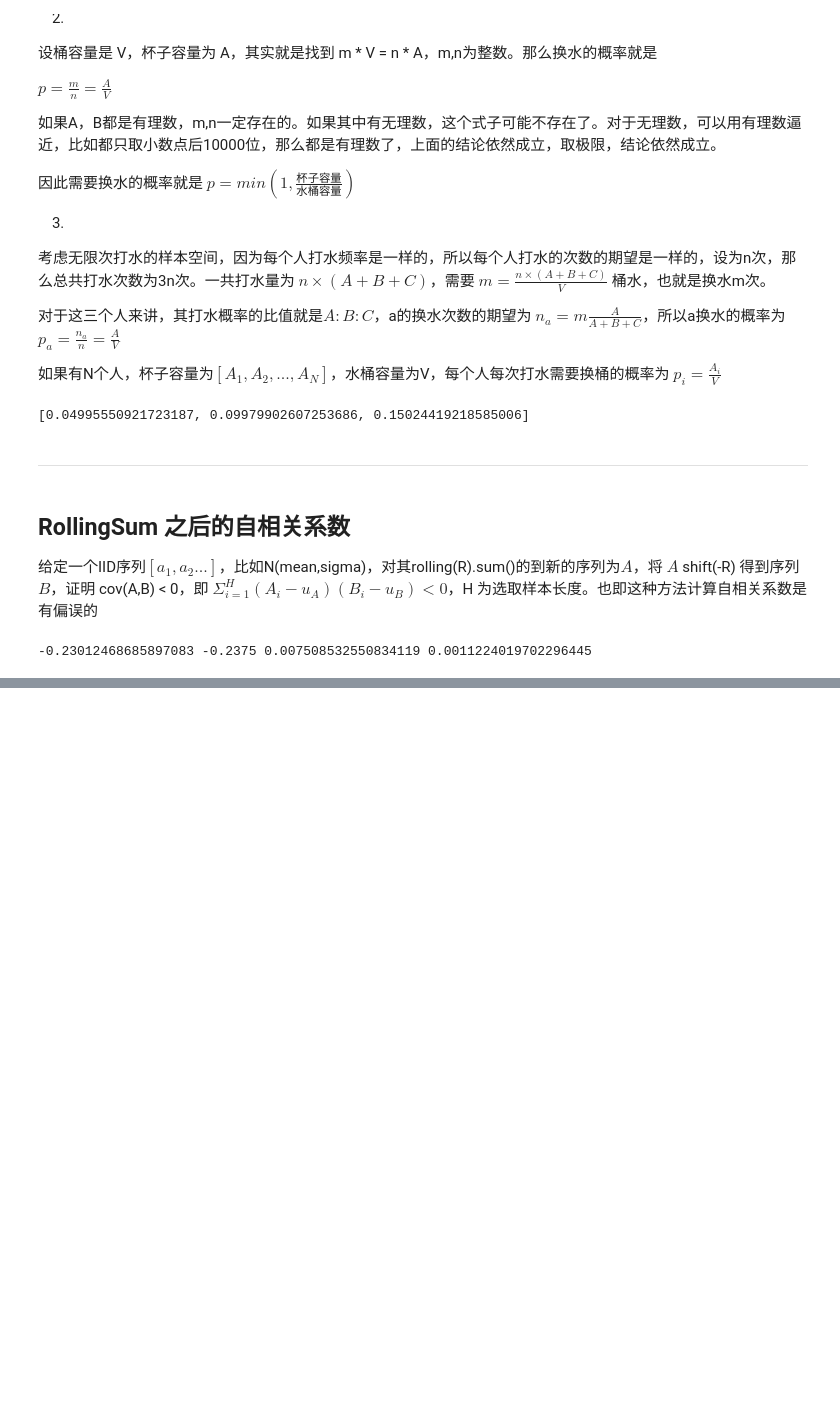
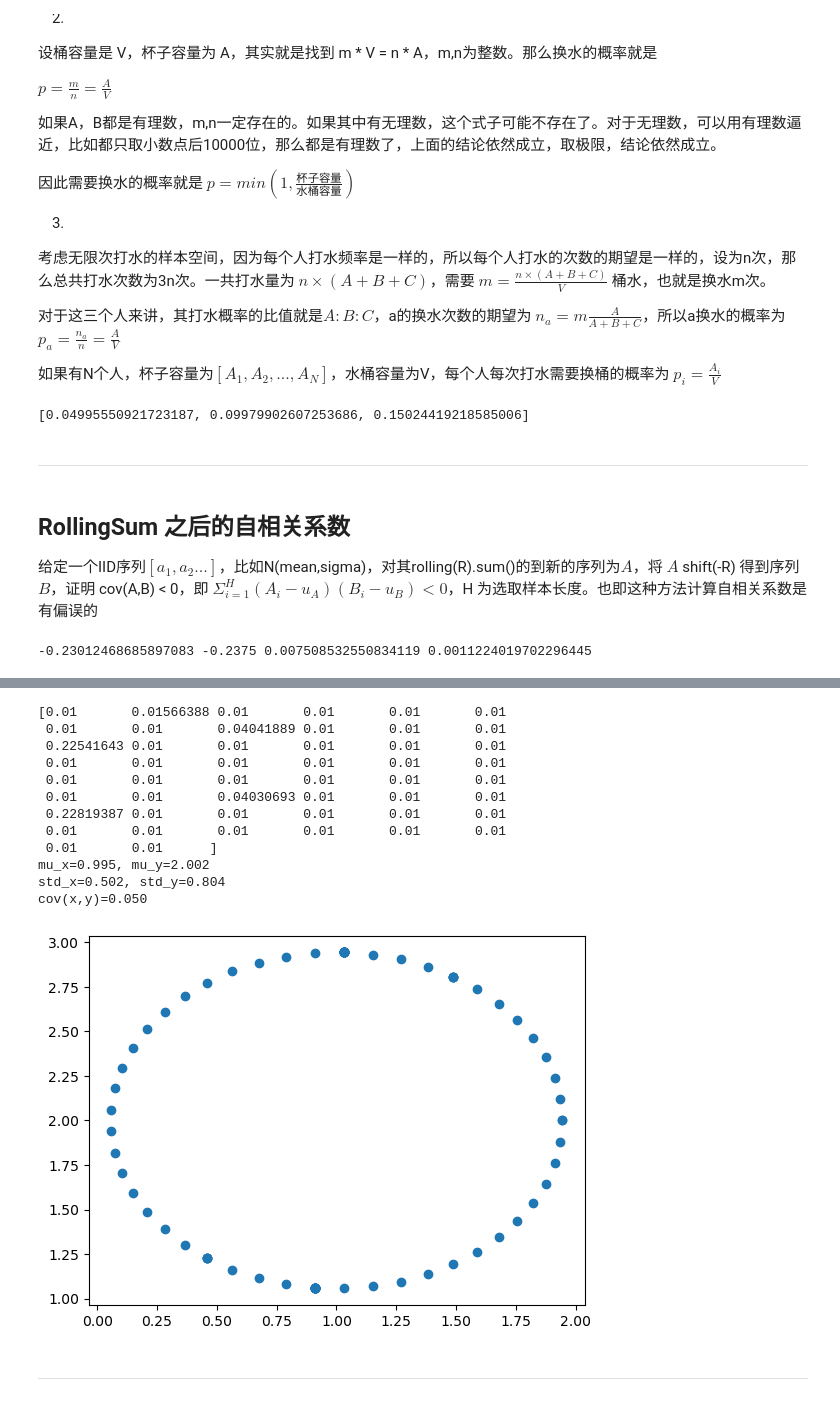
Before and after one commit to xitongsys/notes, a Jupyter notebook: puzzles/puzzles_2023.ipynb, the cells around one changed output, grey strips where cells are left out. Saved outputs shown, nothing was run; the diff lists cells and outputs as text; code cells hidden in the pictures; blank space fills up the shorter version.

```diff
--- a/puzzles/puzzles_2023.ipynb
+++ b/puzzles/puzzles_2023.ipynb
@@ -421,0 +430,69 @@ B序列取 $B_1=a_{R+1}+a_{R+2}+...+a_{2R},B_2=a_{3R+1}+a_{3R+2}+...+a_{4R},...$
+# %%
+import math,scipy
+import numpy as np
+import matplotlib.pyplot as plt
+import pandas as pd
+
+mu_x,mu_y = 1,2
+std_x,std_y = 0.5,0.8
+cov_xy = 0.05
+
+r = (std_x**2 + std_y**2)**0.5
+
+n = 50
+
+theta = np.linspace(0, math.pi*2, n)
+xs = np.cos(theta) * r
+ys = np.sin(theta) * r
+
+Aeq = np.array([
+    xs,
+    ys,
+    xs**2,
+    xs*ys,
+    [1]*n,
+    ])
+
+beq = np.array([0,0,std_x**2, cov_xy, 1])
+
+
+Aiq = np.identity(n) * -1
+biq = np.array([-0.01]*n)
+
+tar = np.array([0]*n)
+
+res = scipy.optimize.linprog(tar,Aiq,biq,Aeq,beq)
+
+print(res.x)
+
+new_xs,new_ys = [],[]
+for i in range(n):
+    c = int(100 * res.x[i])
+    x,y = xs[i],ys[i]
+    new_xs = new_xs + [x] * c
+    new_ys = new_ys + [y] * c
+
+xs = pd.Series(new_xs) + mu_x
+ys = pd.Series(new_ys) + mu_y
+
+plt.scatter(xs,ys)
+
+print(f'mu_x={xs.mean():.3f}, mu_y={ys.mean():.3f}')
+print(f'std_x={xs.std():.3f}, std_y={ys.std():.3f}')
+print(f'cov(x,y)={xs.cov(ys):.3f}')
+# %% [output]
+[0.01       0.01566388 0.01       0.01       0.01       0.01
+ 0.01       0.01       0.04041889 0.01       0.01       0.01
+ 0.22541643 0.01       0.01       0.01       0.01       0.01
+ 0.01       0.01       0.01       0.01       0.01       0.01
+ 0.01       0.01       0.01       0.01       0.01       0.01
+ 0.01       0.01       0.04030693 0.01       0.01       0.01
+ 0.22819387 0.01       0.01       0.01       0.01       0.01
+ 0.01       0.01       0.01       0.01       0.01       0.01
+ 0.01       0.01      ]
+mu_x=0.995, mu_y=2.002
+std_x=0.502, std_y=0.804
+cov(x,y)=0.050
+[figure, added]
+# %% [markdown]
+----------------
```
Also changed, not shown: parts of 1 cell of this notebook.
